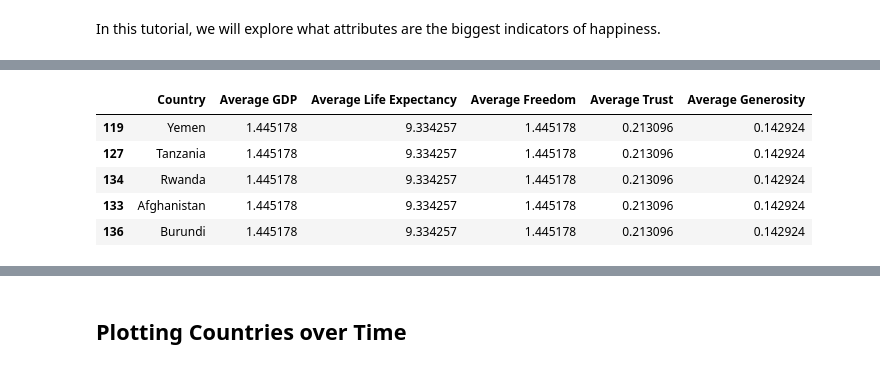
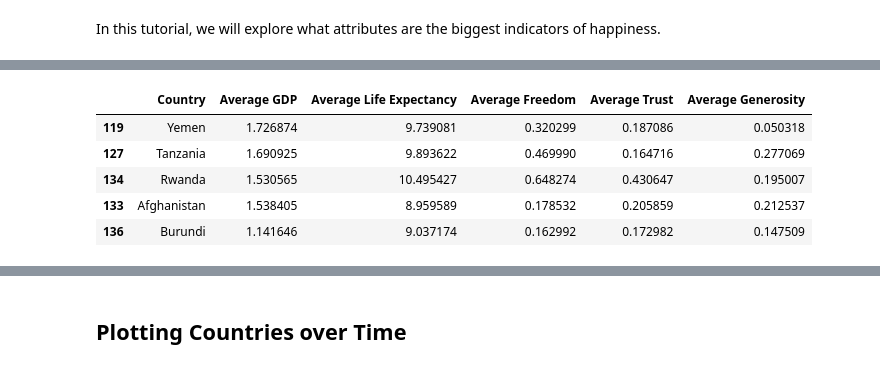
Before and after one commit to gordonwu66/gordonwu66.github.io, a Jupyter notebook: Happiness Tutorial.ipynb, the cells around one changed output, grey strips where cells are left out. Cells and saved outputs as stored; diff of their text form; code cells hidden in the pictures.

```diff
--- a/Happiness Tutorial.ipynb
+++ b/Happiness Tutorial.ipynb
@@ -135,6 +133,7 @@ print(df.columns.tolist())
 # %%
 bottom_averages = pd.DataFrame()
-bottom_countries = df.tail(n=5)['Country']
+bottom_df = df.tail(n=5)
+bottom_countries = bottom_df['Country']
 bottom_averages['Country'] = bottom_countries
 gdp_averages = []
 lifeExp_averages = []
@@ -142,76 +141,78 @@ freedom_averages = []
 trust_averages = []
 generosity_averages = []
 for country in bottom_countries:
-    x2015 = countryStats.iloc[0]['Economy (GDP per Capita)_2015']
-    x2016 = countryStats.iloc[0]['Economy (GDP per Capita)_2016']
-    x2017 = countryStats.iloc[0]['Economy..GDP.per.Capita._2017']
-    x2018 = countryStats.iloc[0]['GDP per capita']
-    x2019 = countryStats.iloc[0]['GDP per capita_2019']
-    x2020 = countryStats.iloc[0]['Logged GDP per capita']
+    bottom = bottom_df[bottom_df['Country'] == country]
+    sumGDP = 0
+    x2015 = bottom.iloc[0]['Economy (GDP per Capita)']
+    x2016 = bottom.iloc[0]['GDP']
+    x2017 = bottom.iloc[0]['GDP_2017'][0]
+    x2018 = bottom.iloc[0]['GDP_2018']
+    x2019 = bottom.iloc[0]['GDP_2019']
+    x2020 = bottom.iloc[0]['GDP_2020']
     sumGDP = x2015+x2016+x2017+x2018+x2018+x2020
     GDPavg = sumGDP/6.0
-
     gdp_averages.append(GDPavg)
 
-    x2015 = countryStats.iloc[0]['Health (Life Expectancy)_2015']
-    x2016 = countryStats.iloc[0]['Health (Life Expectancy)_2016']
-    x2017 = countryStats.iloc[0]['Health..Life.Expectancy._2017']
-    x2018 = countryStats.iloc[0]['Healthy life expectancy']
-    x2019 = countryStats.iloc[0]['Healthy life expectancy_2019']
-    x2020 = countryStats.iloc[0]['Healthy life expectancy_2020']
+    sumLifeExp = 0
+    x2015 = bottom.iloc[0]['Life Expectancy_2015']
+    x2016 = bottom.iloc[0]['Life Expectancy_2016']
+    x2017 = bottom.iloc[0]['Life Expectancy_2017']
+    x2018 = bottom.iloc[0]['Life Expectancy_2018']
+    x2019 = bottom.iloc[0]['Life Expectancy_2019']
+    x2020 = bottom.iloc[0]['Life Expectancy_2020']
     sumLifeExp = x2015+x2016+x2017+x2018+x2018+x2020
     lifeExp_avg = sumLifeExp/6.0
-
     lifeExp_averages.append(lifeExp_avg)
 
-
-    x2015 = countryStats.iloc[0]['Economy (GDP per Capita)_2015']
-    x2016 = countryStats.iloc[0]['Economy (GDP per Capita)_2016']
-    x2017 = countryStats.iloc[0]['Economy..GDP.per.Capita._2017']
-    x2018 = countryStats.iloc[0]['GDP per capita']
-    x2019 = countryStats.iloc[0]['GDP per capita_2019']
-    x2020 = countryStats.iloc[0]['Logged GDP per capita']
+    sumFreedom = 0
+    x2015 = bottom.iloc[0]['Freedom_2015']
+    x2016 = bottom.iloc[0]['Freedom_2016']
+    x2017 = bottom.iloc[0]['Freedom_2017']
+    x2018 = bottom.iloc[0]['Freedom_2018']
+    x2019 = bottom.iloc[0]['Freedom_2019']
+    x2020 = bottom.iloc[0]['Freedom_2020']
     sumFreedom = x2015+x2016+x2017+x2018+x2018+x2020
     freedom_avg = sumFreedom/6.0
 
     freedom_averages.append(freedom_avg)
 
-
-    x2015 = countryStats.iloc[0]['Trust (Government Corruption)_2015']
-    x2016 = countryStats.iloc[0]['Trust (Government Corruption)_2016']
-    x2017 = countryStats.iloc[0]['Trust..Government.Corruption._2017']
-    x2018 = countryStats.iloc[0]['Perceptions of corruption']
-    x2019 = countryStats.iloc[0]['Perceptions of corruption_2019']
-    x2020 = countryStats.iloc[0]['Perceptions of corruption_2020']
+    sumTrust = 0
+    x2015 = bottom.iloc[0]['Trust_2015']
+    x2016 = bottom.iloc[0]['Trust_2016']
+    x2017 = bottom.iloc[0]['Trust_2017']
+    x2018 = bottom.iloc[0]['Trust_2018']
+    x2019 = bottom.iloc[0]['Trust_2019']
+    x2020 = bottom.iloc[0]['Trust_2020']
     sumTrust = x2015+x2016+x2017+x2018+x2018+x2020
     trust_avg = sumTrust/6.0
 
     trust_averages.append(trust_avg)
 
-    x2015 = countryStats.iloc[0]['Generosity_2015']
-    x2016 = countryStats.iloc[0]['Generosity_2016']
-    x2017 = countryStats.iloc[0]['Generosity_2017']
-    x2018 = countryStats.iloc[0]['Generosity_2018']
-    x2019 = countryStats.iloc[0]['Generosity_2019']
-    x2020 = countryStats.iloc[0]['Generosity_2020']
+    sumGenerosity = 0
+    x2015 = bottom.iloc[0]['Generosity_2015']
+    x2016 = bottom.iloc[0]['Generosity_2016']
+    x2017 = bottom.iloc[0]['Generosity_2017']
+    x2018 = bottom.iloc[0]['Generosity_2018']
+    x2019 = bottom.iloc[0]['Generosity_2019']
+    x2020 = bottom.iloc[0]['Generosity_2020']
     sumGenerosity = x2015+x2016+x2017+x2018+x2018+x2020
     generosity_avg = sumGenerosity/6.0
 
     generosity_averages.append(generosity_avg)
 
 
 bottom_averages['Average GDP'] = gdp_averages
 bottom_averages['Average Life Expectancy'] = lifeExp_averages
 bottom_averages['Average Freedom'] = freedom_averages
 bottom_averages['Average Trust'] = trust_averages
 bottom_averages['Average Generosity'] = generosity_averages
 bottom_averages.head()
 # %% [output]
 |  | Country | Average GDP | Average Life Expectancy | Average Freedom | Average Trust | Average Generosity |
-| 119 | Yemen | 1.445178 | 9.334257 | 1.445178 | 0.213096 | 0.142924 |
-| 127 | Tanzania | 1.445178 | 9.334257 | 1.445178 | 0.213096 | 0.142924 |
-| 134 | Rwanda | 1.445178 | 9.334257 | 1.445178 | 0.213096 | 0.142924 |
-| 133 | Afghanistan | 1.445178 | 9.334257 | 1.445178 | 0.213096 | 0.142924 |
-| 136 | Burundi | 1.445178 | 9.334257 | 1.445178 | 0.213096 | 0.142924 |
+| 119 | Yemen | 1.726874 | 9.739081 | 0.320299 | 0.187086 | 0.050318 |
+| 127 | Tanzania | 1.690925 | 9.893622 | 0.469990 | 0.164716 | 0.277069 |
+| 134 | Rwanda | 1.530565 | 10.495427 | 0.648274 | 0.430647 | 0.195007 |
+| 133 | Afghanistan | 1.538405 | 8.959589 | 0.178532 | 0.205859 | 0.212537 |
+| 136 | Burundi | 1.141646 | 9.037174 | 0.162992 | 0.172982 | 0.147509 |
 # %%
 top_averages = pd.DataFrame()
```
Also changed, not shown: parts of 21 cells of this notebook.
